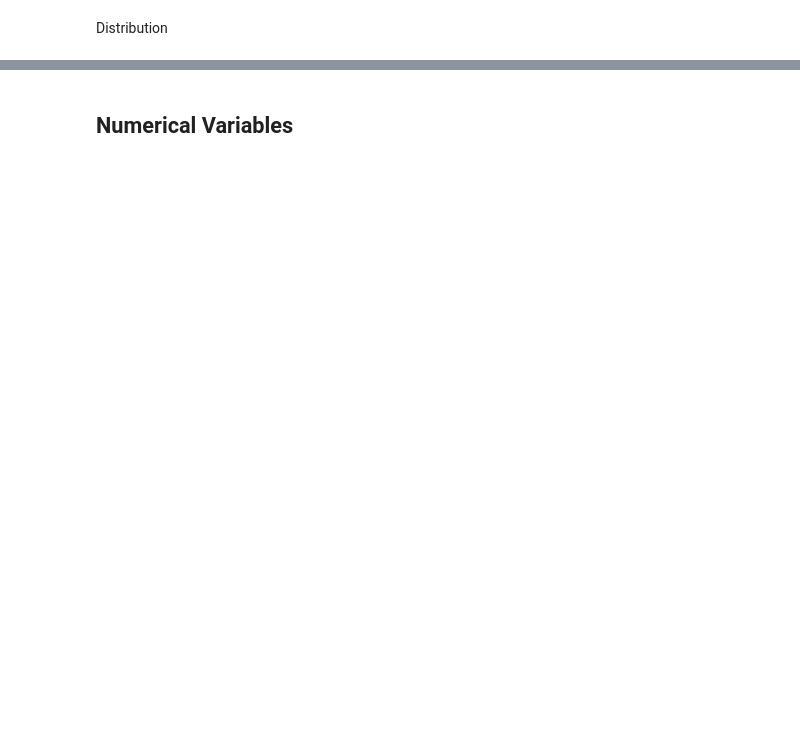
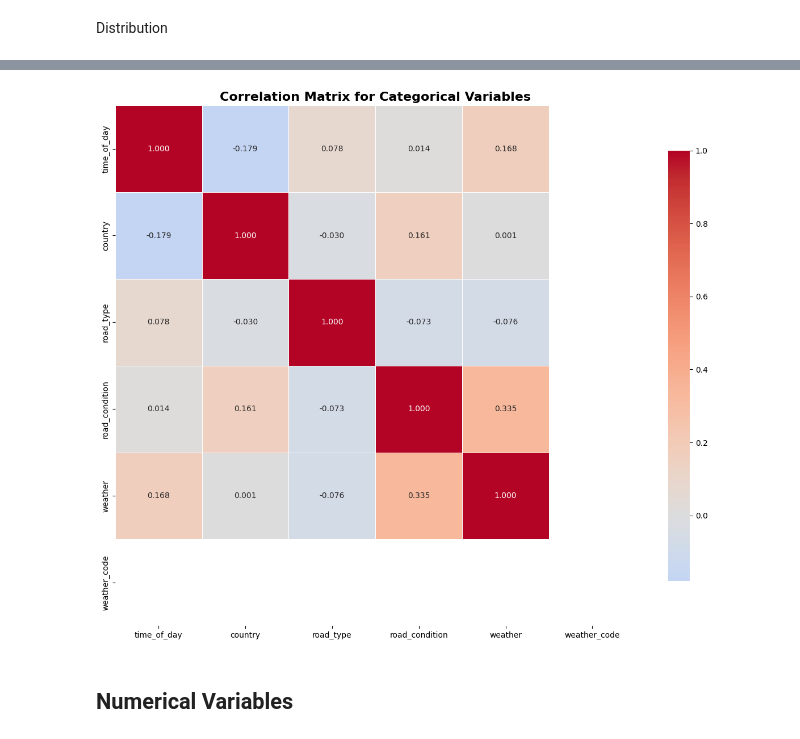
Before and after one commit to femartip/frame-validity-od, a Jupyter notebook: notebooks/eda.ipynb, the cells around one changed output, grey strips where cells are left out. Cells and saved outputs as stored; diff of their text form; code cells hidden in the pictures; blank space fills up the shorter version.

```diff
--- a/notebooks/eda.ipynb
+++ b/notebooks/eda.ipynb
@@ -6,0 +122,12 @@ Distribution
+# %%
+
+encoded_data = data[categorical_columns].copy()
+label_encoders = {}
+for column in categorical_columns:
+    le = LabelEncoder()
+    encoded_data[column] = encoded_data[column].fillna('Unknown')
+    encoded_data[column] = le.fit_transform(encoded_data[column])
+    label_encoders[column] = le
+
+pearson_corr = encoded_data.corr()
+print(pearson_corr.round(3))
@@ -7,2 +144,10 @@ Distribution
+# %%
+plt.figure(figsize=(12, 10))
+sns.heatmap(pearson_corr, annot=True, cmap='coolwarm', center=0,square=True, linewidths=0.5, fmt='.3f', cbar_kws={"shrink": .8})
+plt.title("Correlation Matrix for Categorical Variables", fontsize=16, fontweight='bold')
+plt.tight_layout()
+plt.show()
+# %% [output]
+[figure, added]
 # %% [markdown]
 ## Numerical Variables
```
Also changed, not shown: parts of 42 cells of this notebook, 9 other files.
